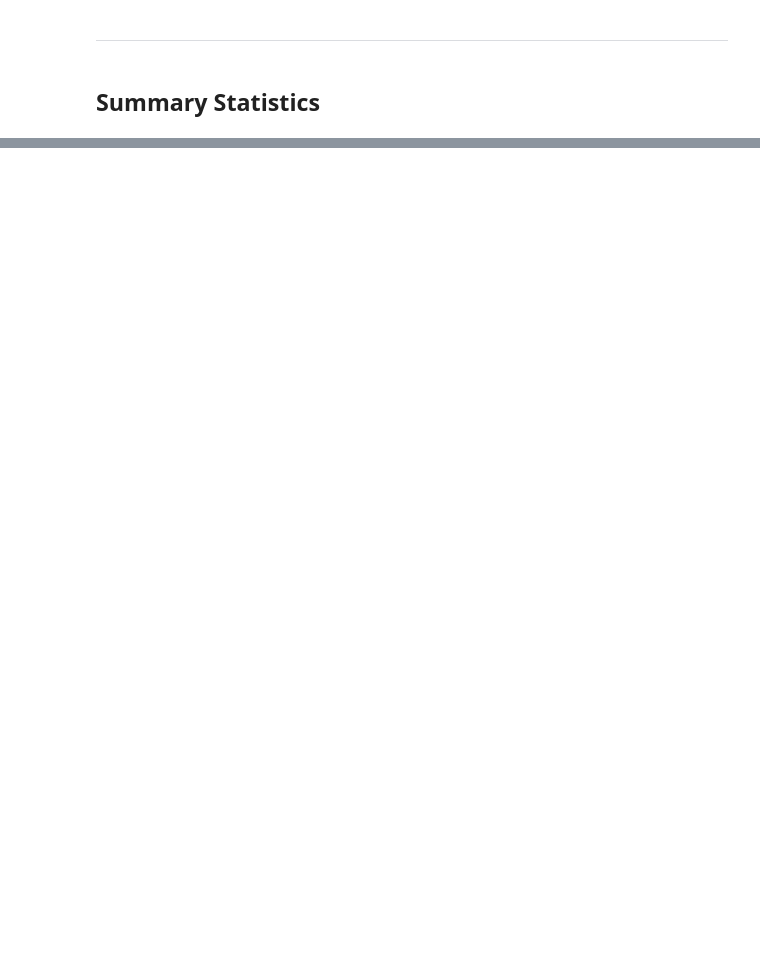
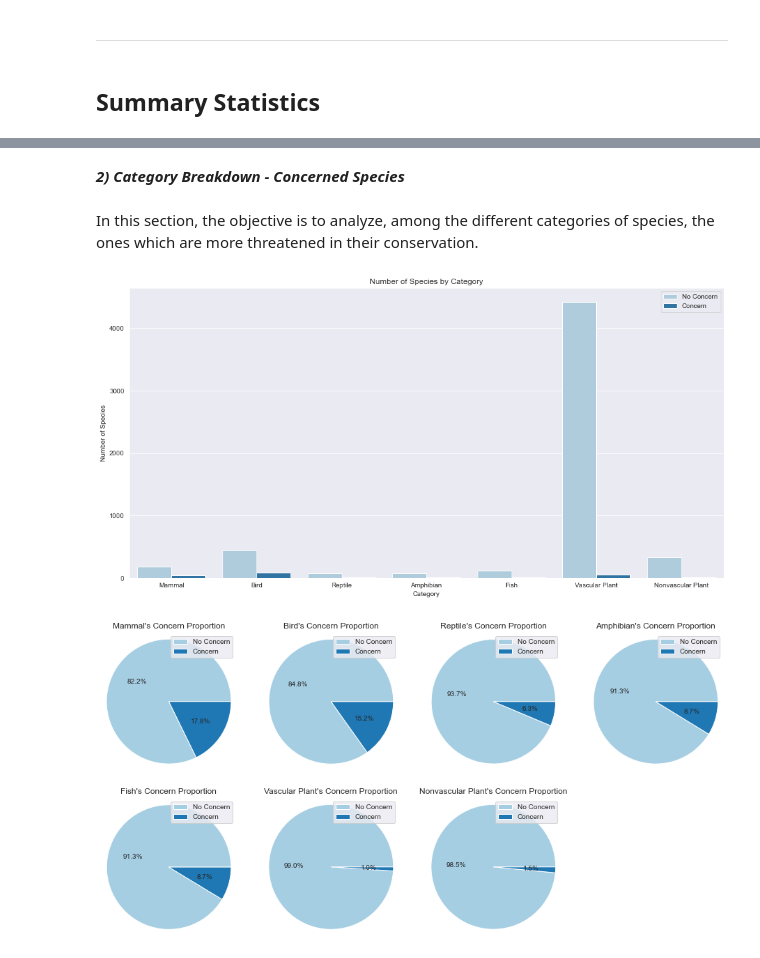
Before and after one commit to rafabrisighello/Data_Science_Biodiversity_National_Parks, a Jupyter notebook: biodiversity.ipynb, the cells around one changed output, grey strips where cells are left out. Saved outputs shown, nothing was run; the diff lists cells and outputs as text; code cells hidden in the pictures; blank space fills up the shorter version.

```diff
--- a/biodiversity.ipynb
+++ b/biodiversity.ipynb
@@ -150,0 +238,28 @@ compound_df['conservation_status'] = pd.Categorical(compound_df.conservation_sta
+# %% [markdown]
+<em><strong> 2) Category Breakdown - Concerned Species
+# %% [markdown]
+In this section, the objective is to analyze, among the different categories of species, the ones which are more threatened  in their conservation.
+# %%
+# Ploting Number of Species in each Category (note the log scale in the y-axis!)
+categories = species_df.category.unique()
+plt.figure(figsize = (16,8))
+ax = sns.countplot(data = species_df, x = 'category', hue = 'concern')
+ax.set_title('Number of Species by Category')
+ax.set_xticks(range(len(categories)))
+ax.set_xticklabels(categories)
+ax.set_xlabel('Category')
+ax.set_ylabel('Number of Species')
+plt.legend(['No Concern','Concern'], loc = 1)
+
+plt.figure(figsize = (16,8))
+for i in range(len(categories)):
+    plt.subplot(2,4,i + 1)
+    concern_prop = len(species_df[(species_df.category == categories[i]) & (species_df.concern == 1)]) / len(species_df[species_df.category == categories[i]])
+    no_concern_prop = 1 - concern_prop
+    plt.pie([no_concern_prop, concern_prop], autopct = '%0.1f%%')
+    plt.legend(['No Concern', 'Concern'])
+    plt.title("{category}'s Concern Proportion".format(category = categories[i]))
+    plt.axis('equal')
+# %% [output]
+[figure, added]
+[figure, added]
```
Also changed, not shown: parts of 59 cells of this notebook.
